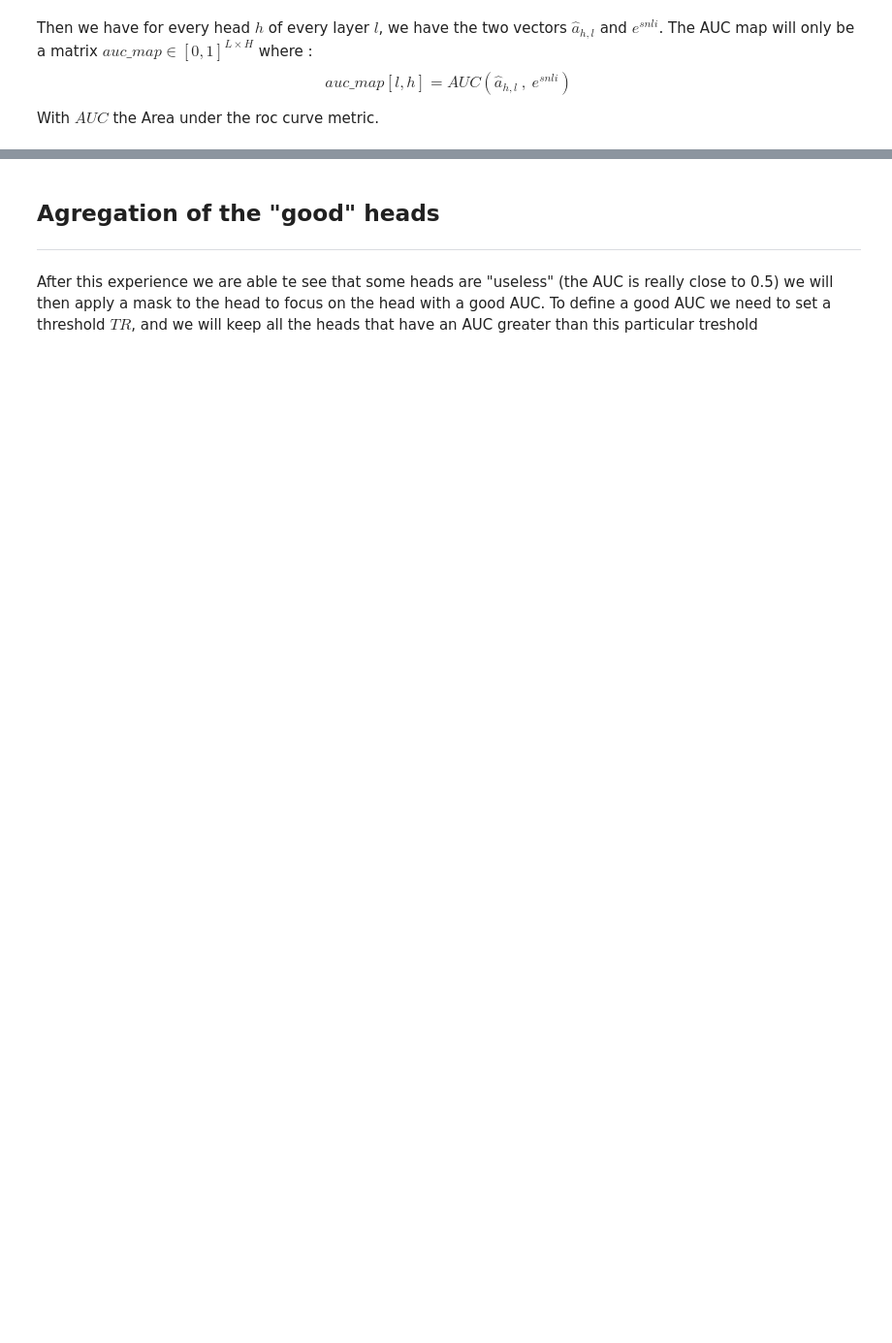
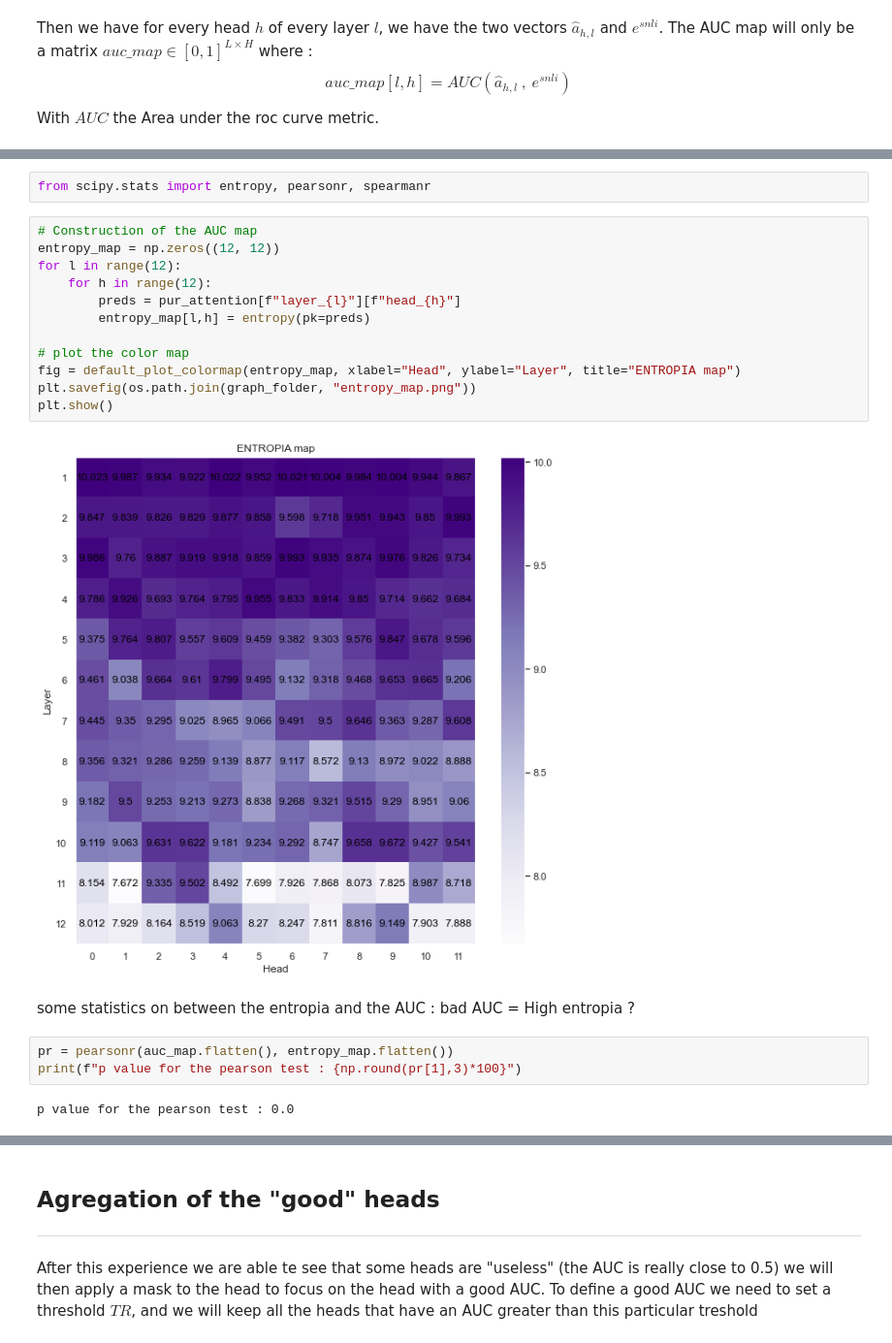
Before and after one commit to lolofo/stage_4_gm, a Jupyter notebook: attention_algorithms/notebooks/AUC Head Map.ipynb, the cells around one changed output, grey strips where cells are left out. Shown at 97% size. Saved outputs shown, nothing was run; the diff lists cells and outputs as text; blank space fills up the shorter version.

```diff
--- a/attention_algorithms/notebooks/AUC Head Map.ipynb
+++ b/attention_algorithms/notebooks/AUC Head Map.ipynb
@@ -253,0 +205,23 @@ Here also we can make some observation :
+# %%
+from scipy.stats import entropy, pearsonr, spearmanr
+# %%
+# Construction of the AUC map
+entropy_map = np.zeros((12, 12))
+for l in range(12):
+    for h in range(12):
+        preds = pur_attention[f"layer_{l}"][f"head_{h}"]
+        entropy_map[l,h] = entropy(pk=preds)
+
+# plot the color map
+fig = default_plot_colormap(entropy_map, xlabel="Head", ylabel="Layer", title="ENTROPIA map")
+plt.savefig(os.path.join(graph_folder, "entropy_map.png"))
+plt.show()
+# %% [output]
+[figure, added]
+# %% [markdown]
+some statistics on between the entropia and the AUC : bad AUC = High entropia ?
+# %%
+pr = pearsonr(auc_map.flatten(), entropy_map.flatten())
+print(f"p value for the pearson test : {np.round(pr[1],3)*100}")
+# %% [output]
+p value for the pearson test : 0.0
```
Also changed, not shown: parts of 39 cells of this notebook.
